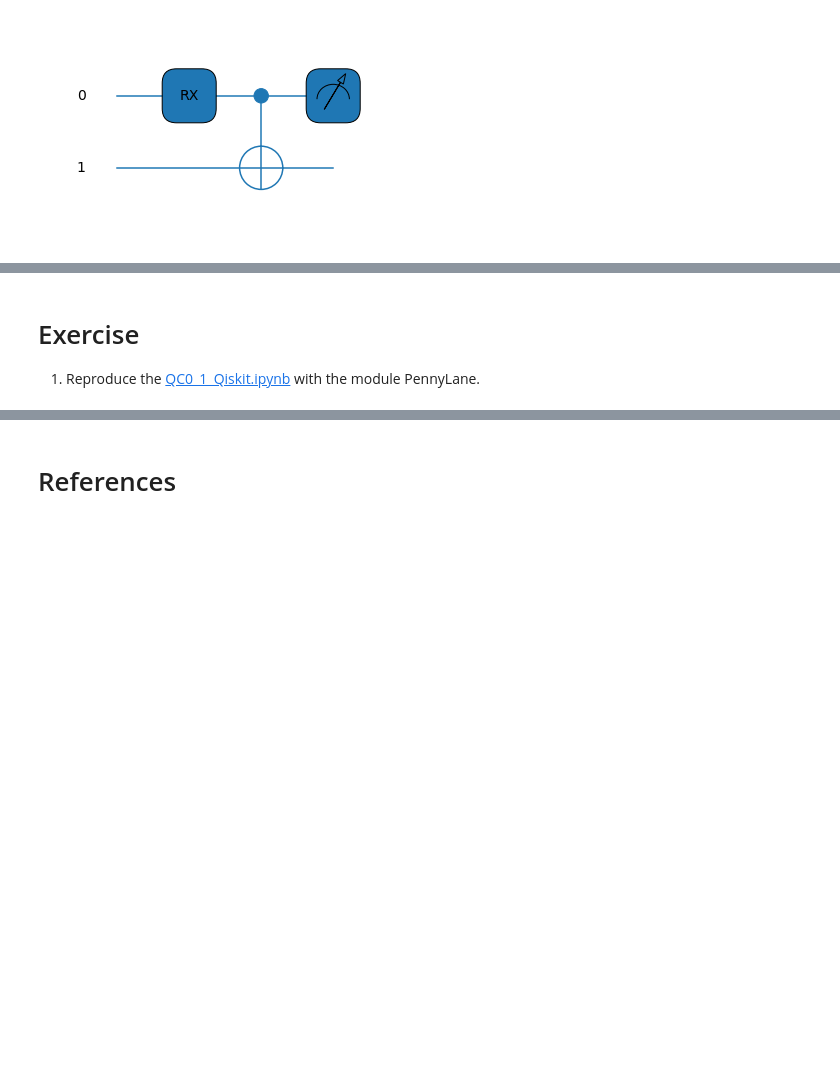
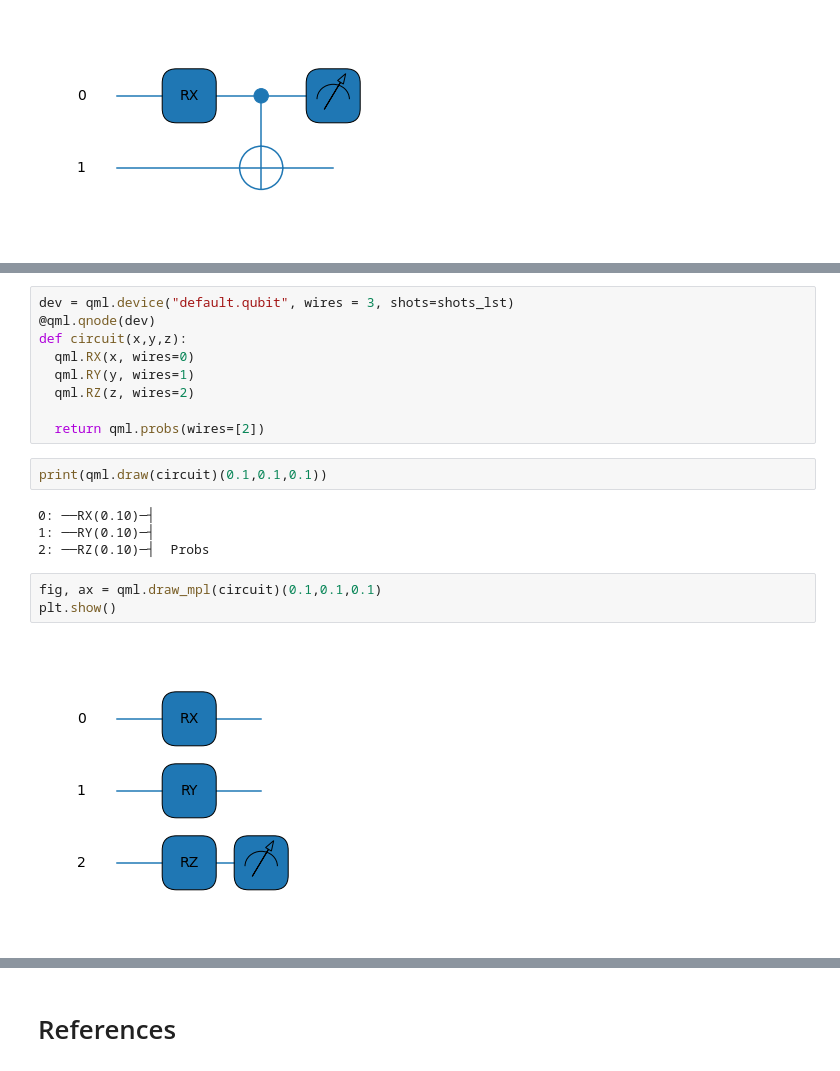
Before and after one commit to jaorduz/IntroQuantumCompu, a Jupyter notebook: NB_1/QC0_6_PennyLane.ipynb, the cells around one changed output, grey strips where cells are left out. Cells and saved outputs as stored; diff of their text form; blank space fills up the shorter version.

Commit message:
Exercise Completed
Signed-off-by: agmislam1 <agm_islam1@baylor.edu>

```diff
--- a/NB_1/QC0_6_PennyLane.ipynb
+++ b/NB_1/QC0_6_PennyLane.ipynb
@@ -38,4 +62,20 @@ tensor([1.   , 0.4  , 0.54 , 0.538], requires_grad=True)
-# %% [markdown]
-# Exercise
-
-1. Reproduce the [QC0_1_Qiskit.ipynb](QC0_1_Qiskit.ipynb) with the module PennyLane.
+# %%
+dev = qml.device("default.qubit", wires = 3, shots=shots_lst)
+@qml.qnode(dev)
+def circuit(x,y,z):
+  qml.RX(x, wires=0)
+  qml.RY(y, wires=1)
+  qml.RZ(z, wires=2)
+
+  return qml.probs(wires=[2])
+# %%
+print(qml.draw(circuit)(0.1,0.1,0.1))
+# %% [output]
+0: ──RX(0.10)─┤
+1: ──RY(0.10)─┤
+2: ──RZ(0.10)─┤  Probs
+# %%
+fig, ax = qml.draw_mpl(circuit)(0.1,0.1,0.1)
+plt.show()
+# %% [output]
+[figure, added]
```
Also changed, not shown: parts of 7 cells of this notebook, 5 other files.
